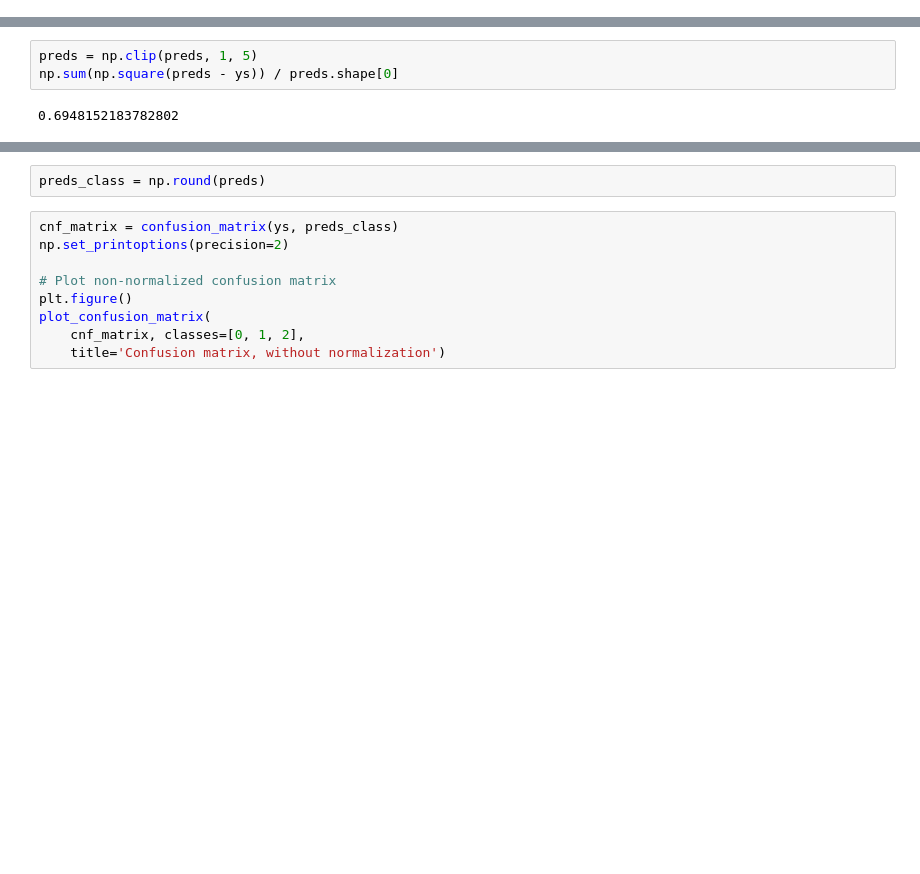
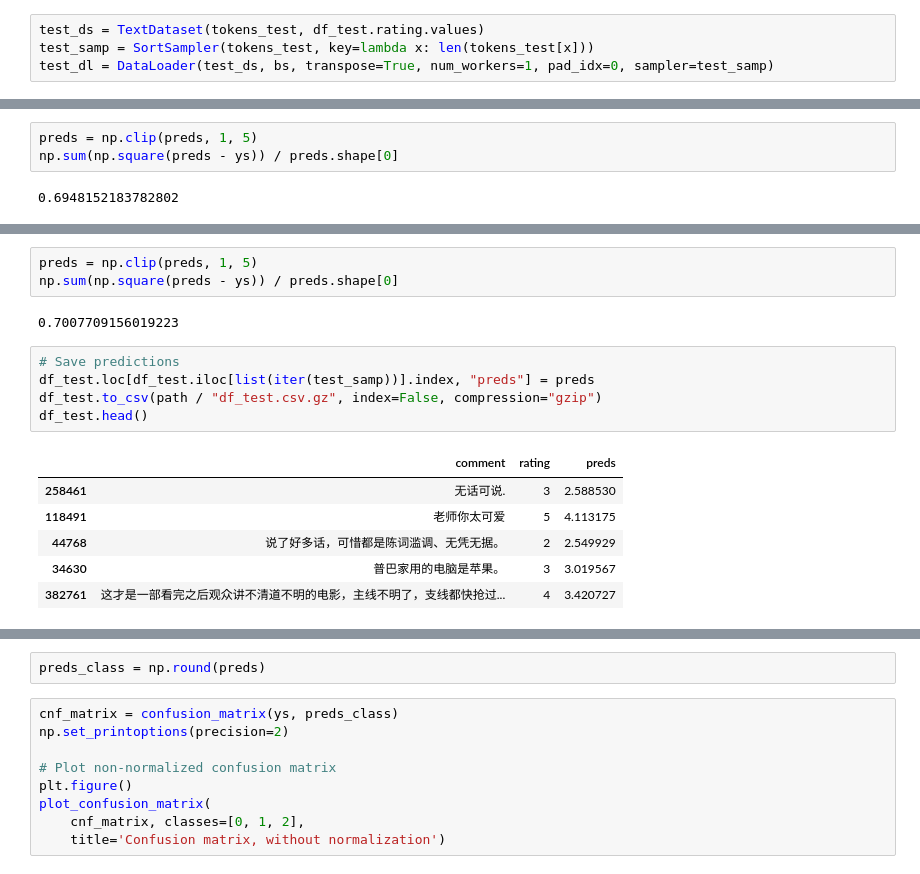
Before and after one commit to ceshine/modern_chinese_nlp, a Jupyter notebook: notebooks/Sentiment Analysis.ipynb, the cells around one changed output, grey strips where cells are left out. Drawn from its saved outputs; the diff is of its cells as text; blank space fills up the shorter version.

```diff
--- a/notebooks/Sentiment Analysis.ipynb
+++ b/notebooks/Sentiment Analysis.ipynb
@@ -755,5 +757,9 @@ torch.save(learn.model, path / "sentiment_model.pth")
 # %% [markdown]
 ### Evaluation
+# %%
+test_ds = TextDataset(tokens_test, df_test.rating.values)
+test_samp = SortSampler(tokens_test, key=lambda x: len(tokens_test[x]))
+test_dl = DataLoader(test_ds, bs, transpose=True, num_workers=1, pad_idx=0, sampler=test_samp)
 # %%
 def get_preds(data_loader):
     learn.model.eval()
@@ -804,0 +834,17 @@ np.sum(np.square(preds - ys)) / preds.shape[0]
+# %%
+preds = np.clip(preds, 1, 5)
+np.sum(np.square(preds - ys)) / preds.shape[0]
+# %% [output]
+0.7007709156019223
+# %%
+# Save predictions
+df_test.loc[df_test.iloc[list(iter(test_samp))].index, "preds"] = preds
+df_test.to_csv(path / "df_test.csv.gz", index=False, compression="gzip")
+df_test.head()
+# %% [output]
+|  | comment | rating | preds |
+| 258461 | 无话可说. | 3 | 2.588530 |
+| 118491 | 老师你太可爱 | 5 | 4.113175 |
+| 44768 | 说了好多话，可惜都是陈词滥调、无凭无据。 | 2 | 2.549929 |
+| 34630 | 普巴家用的电脑是苹果。 | 3 | 3.019567 |
+| 382761 | 这才是一部看完之后观众讲不清道不明的电影，主线不明了，支线都快抢过... | 4 | 3.420727 |
```
Also changed, not shown: parts of 13 cells of this notebook, 1 other file.
